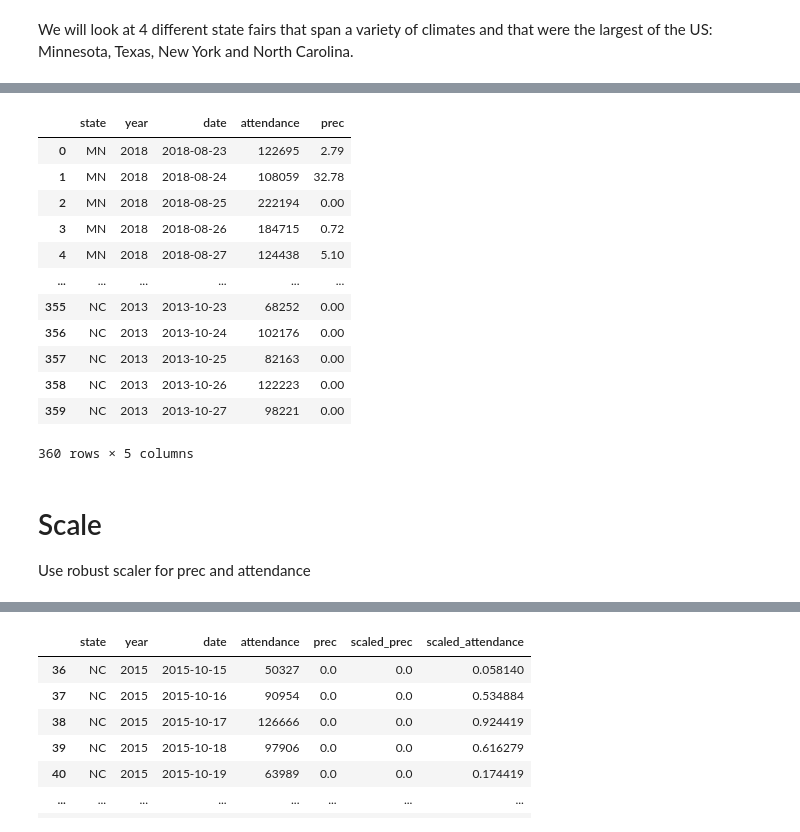
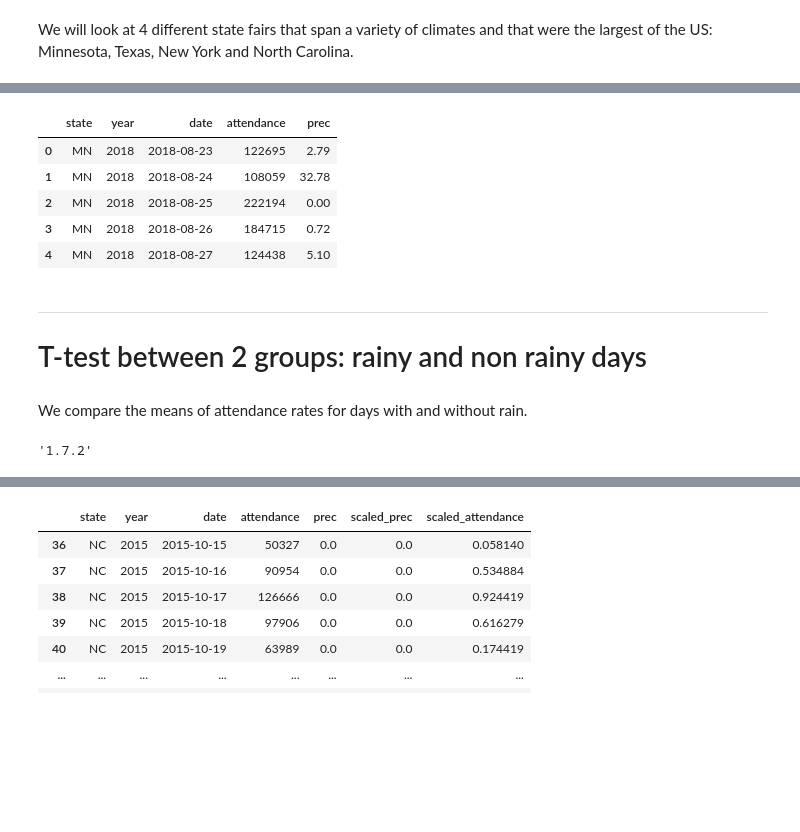
Before and after one commit to joyjixu/bev-state-fairs, a Jupyter notebook: state_fair_pilot_v7.ipynb, the cells around one changed output, grey strips where cells are left out. Saved outputs shown, nothing was run; the diff lists cells and outputs as text; code cells hidden in the pictures; blank space fills up the shorter version.

```diff
--- a/state_fair_pilot_v7.ipynb
+++ b/state_fair_pilot_v7.ipynb
@@ -77,21 +52,14 @@ attendance2.merge(MN_prec, right_on=['state','date'], left_on=['state','date'],
 # %%
 df = attendance2.merge(MN_prec, on=['state','date'], how='left').merge(NC_prec, on=['state','date'], how='left',suffixes=(None, '_NC')).merge(TX_prec, on=['state','date'], how='left',suffixes=(None, '_TX')).merge(NY_prec, on=['state','date'], how='left',suffixes=(None, '_NY'))
 df = df.fillna(0)
 df['prec'] = df['precip']+ df['precip_NC']+df['precip_NY']+df['precip_TX']
 df = df.drop(['precip','precip_NC','precip_NY', 'precip_TX'], axis=1)
-df
+df.head()
 # %% [output]
 |  | state | year | date | attendance | prec |
 | 0 | MN | 2018 | 2018-08-23 | 122695 | 2.79 |
 | 1 | MN | 2018 | 2018-08-24 | 108059 | 32.78 |
 | 2 | MN | 2018 | 2018-08-25 | 222194 | 0.00 |
 | 3 | MN | 2018 | 2018-08-26 | 184715 | 0.72 |
 | 4 | MN | 2018 | 2018-08-27 | 124438 | 5.10 |
-| ... | ... | ... | ... | ... | ... |
-| 355 | NC | 2013 | 2013-10-23 | 68252 | 0.00 |
-| 356 | NC | 2013 | 2013-10-24 | 102176 | 0.00 |
-| 357 | NC | 2013 | 2013-10-25 | 82163 | 0.00 |
-| 358 | NC | 2013 | 2013-10-26 | 122223 | 0.00 |
-| 359 | NC | 2013 | 2013-10-27 | 98221 | 0.00 |
-360 rows × 5 columns
 # %%
@@ -98,4 +67,11 @@ df
 df['date']=pd.to_datetime(df['date'])
-# %% [markdown]
-# Scale
-Use robust scaler for prec and attendance
+# %% [markdown]
+---
+# T-test between 2 groups: rainy and non rainy days
+# %% [markdown]
+We compare the means of attendance rates for days with and without rain.
+# %%
+import scipy
+scipy.__version__
+# %% [output]
+'1.7.2'
```
Also changed, not shown: parts of 64 cells of this notebook, 2 other files.
